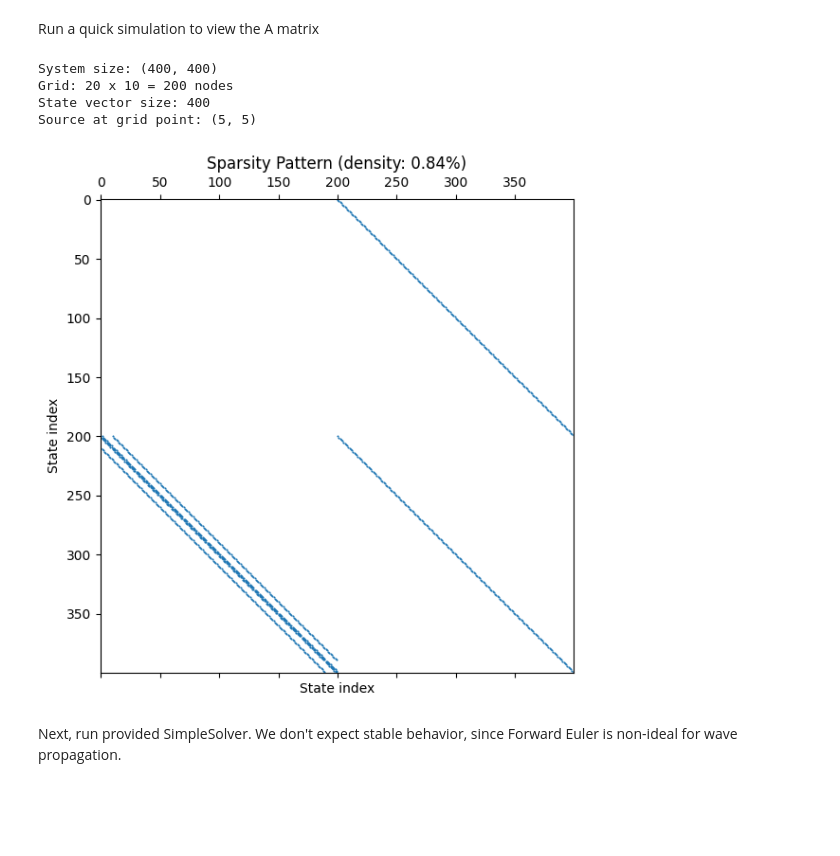
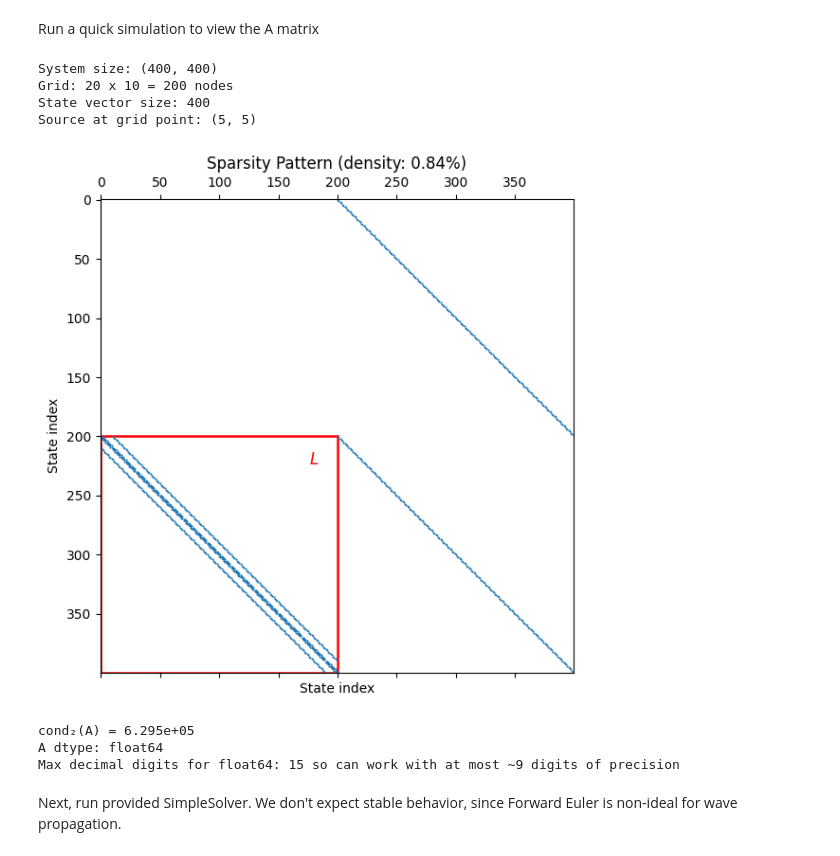
Before and after one commit to cwardlaw8/SonarSim, a Jupyter notebook: PM1.ipynb, the cells around one changed output. Cells and saved outputs as stored; diff of their text form; code cells hidden in the pictures; blank space fills up the shorter version.

```diff
--- a/PM1.ipynb
+++ b/PM1.ipynb
@@ -4,6 +4,7 @@ Run a quick simulation to view the A matrix
 import numpy as np
 import matplotlib.pyplot as plt
 from getParam_Sonar import getParam_Sonar
+from matplotlib.patches import Rectangle
 
 Nx, Nz = 20, 10
 Lx, Lz = 100, 50
@@ -12,34 +13,49 @@ p, x_start, t_start, t_stop, max_dt_FE = getParam_Sonar(Nx, Nz, Lx, Lz, UseSpars
 
 A = p['A']
 B = p['B']
 N = Nx * Nz
 
 print(f"System size: {A.shape}")
 print(f"Grid: {Nx} x {Nz} = {N} nodes")
 print(f"State vector size: {2*N}")
 print(f"Source at grid point: ({p['sonar_ix']}, {p['sonar_iz']})")
 
 # Visualize sparsity pattern
 fig, ax = plt.subplots(figsize=(6, 6))
 
 ax.spy(A, markersize=0.5)
 ax.set_title(f'Sparsity Pattern (density: {np.count_nonzero(A)/A.size:.2%})')
 ax.set_xlabel('State index')
 ax.set_ylabel('State index')
 
+# Outline the L block (bottom-left N x N)
+ax.add_patch(Rectangle((0, N), N, N, fill=False, edgecolor='red', linewidth=1.8))
+
+# Label it
+ax.text(N*.9, N*1.1, r'$L$', color='red', ha='center', va='center', fontsize=12, fontweight='bold')
+
 plt.tight_layout()
 plt.show()
+
+# 2-norm condition number: κ₂(A) = σ_max / σ_min
+kappa2_A = np.linalg.cond(A)
+print(f"cond₂(A) = {kappa2_A:.3e}")
+print(f"A dtype: {A.dtype}")
+print(f"Max decimal digits for {A.dtype}: {np.finfo(A.dtype).precision} so can work with at most ~{np.finfo(A.dtype).precision - np.log10(kappa2_A):.0f} digits of precision")
 
 
 # What you see:
 #   d[p]/dt = [0   I ][p] + [0]u
 #    [v]      [L  -aI][v]   [b]
 # %% [output]
 System size: (400, 400)
 Grid: 20 x 10 = 200 nodes
 State vector size: 400
 Source at grid point: (5, 5)
-[figure, old version]
+[figure, new version]
+cond₂(A) = 6.295e+05
+A dtype: float64
+Max decimal digits for float64: 15 so can work with at most ~9 digits of precision
 # %% [markdown]
 Next, run provided SimpleSolver. We don't expect stable behavior, since Forward Euler is non-ideal for wave propagation.
 # %%
```
Also changed, not shown: parts of 12 cells of this notebook, 6 other files.
